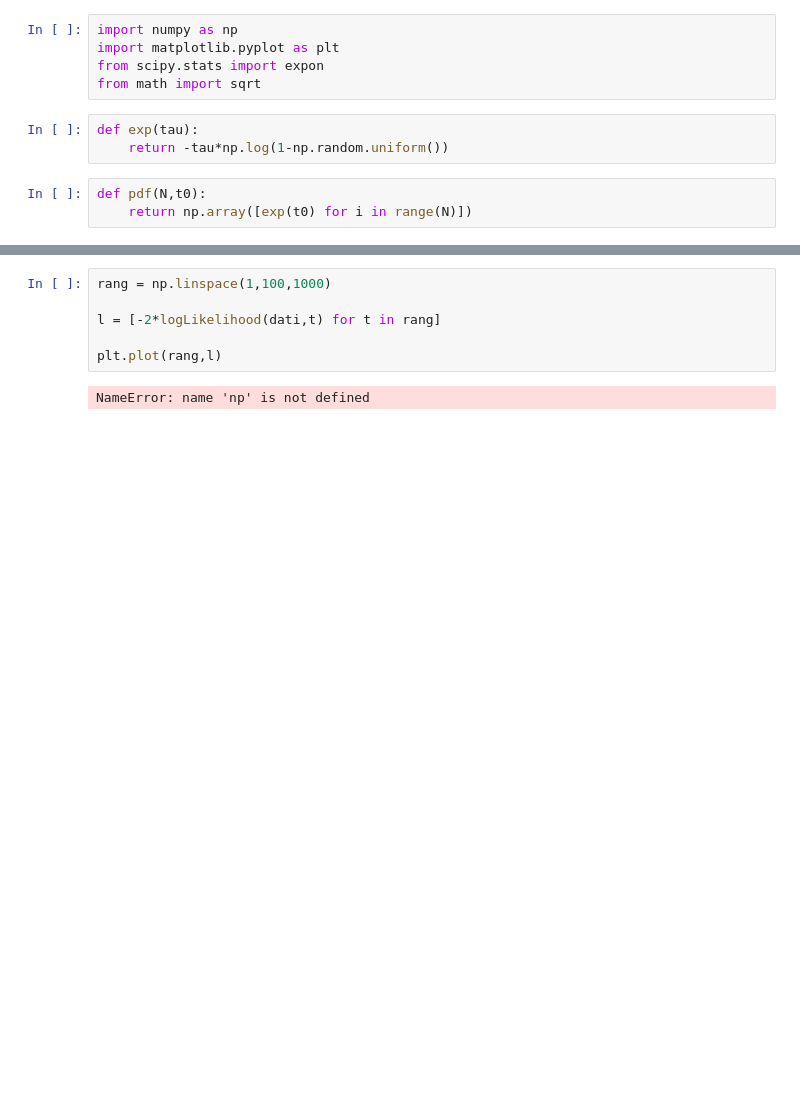
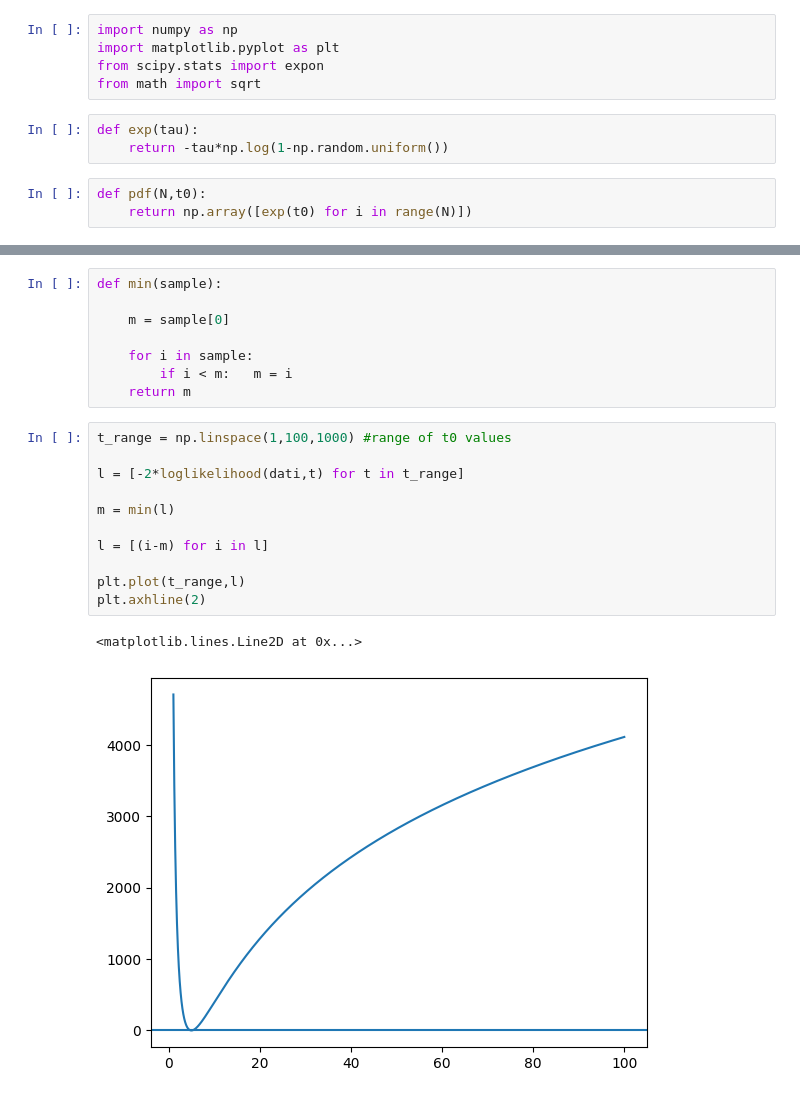
Before and after one commit to Yehan-Edirisinghe/Labo_cal, a Jupyter notebook: lecture_9/note.ipynb, the cells around one changed output, grey strips where cells are left out. Drawn from its saved outputs; the diff is of its cells as text; blank space fills up the shorter version.

```diff
--- a/lecture_9/note.ipynb
+++ b/lecture_9/note.ipynb
@@ -86,8 +64,22 @@ def minimum(func,xmin,xmax,precision=.0001, x2=None,x3=None):
+# %%
+def min(sample):
+
+    m = sample[0]
+
+    for i in sample:
+        if i < m:   m = i
+    return m
 # %%
-rang = np.linspace(1,100,1000)
+t_range = np.linspace(1,100,1000) #range of t0 values
 
-l = [-2*logLikelihood(dati,t) for t in rang]
+l = [-2*loglikelihood(dati,t) for t in t_range]
 
-plt.plot(rang,l)
+m = min(l)
+
+l = [(i-m) for i in l]
+
+plt.plot(t_range,l)
+plt.axhline(2)
 # %% [output]
-NameError: name 'np' is not defined
+<matplotlib.lines.Line2D at 0x...>
+[figure, added]
```
Also changed, not shown: parts of 11 cells of this notebook.
